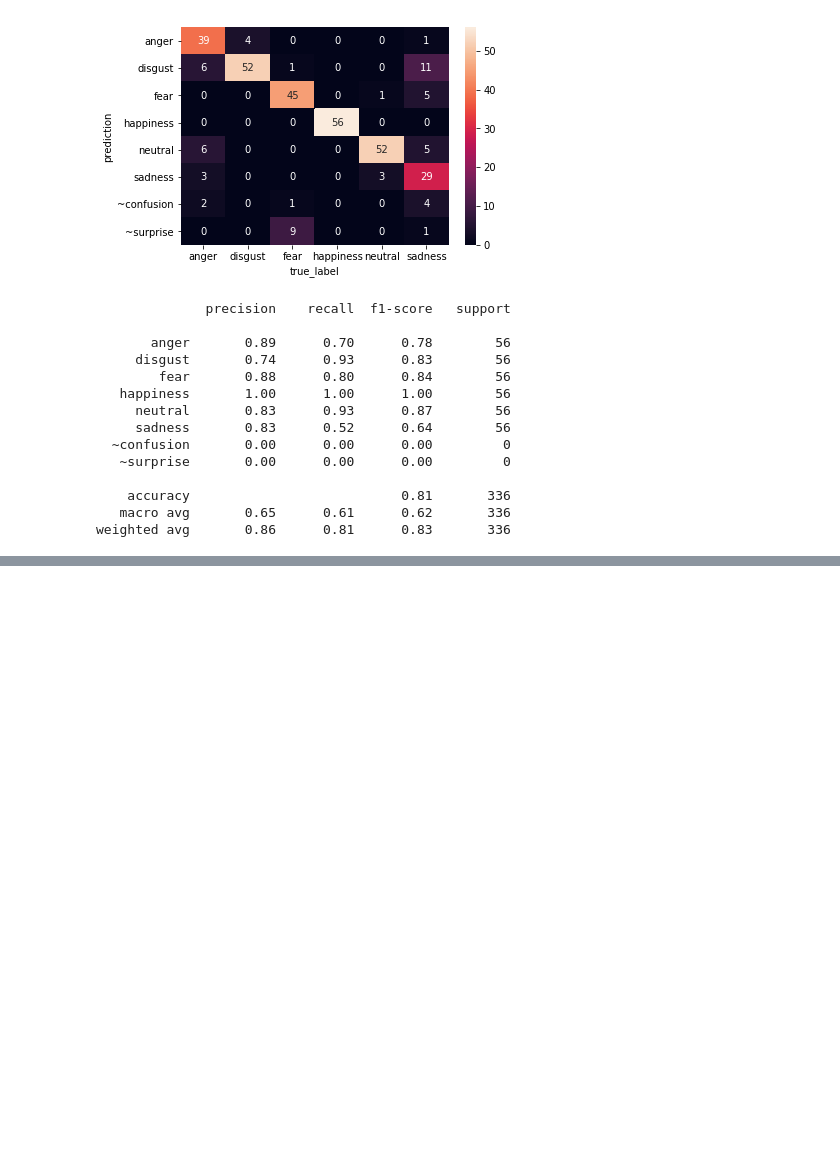
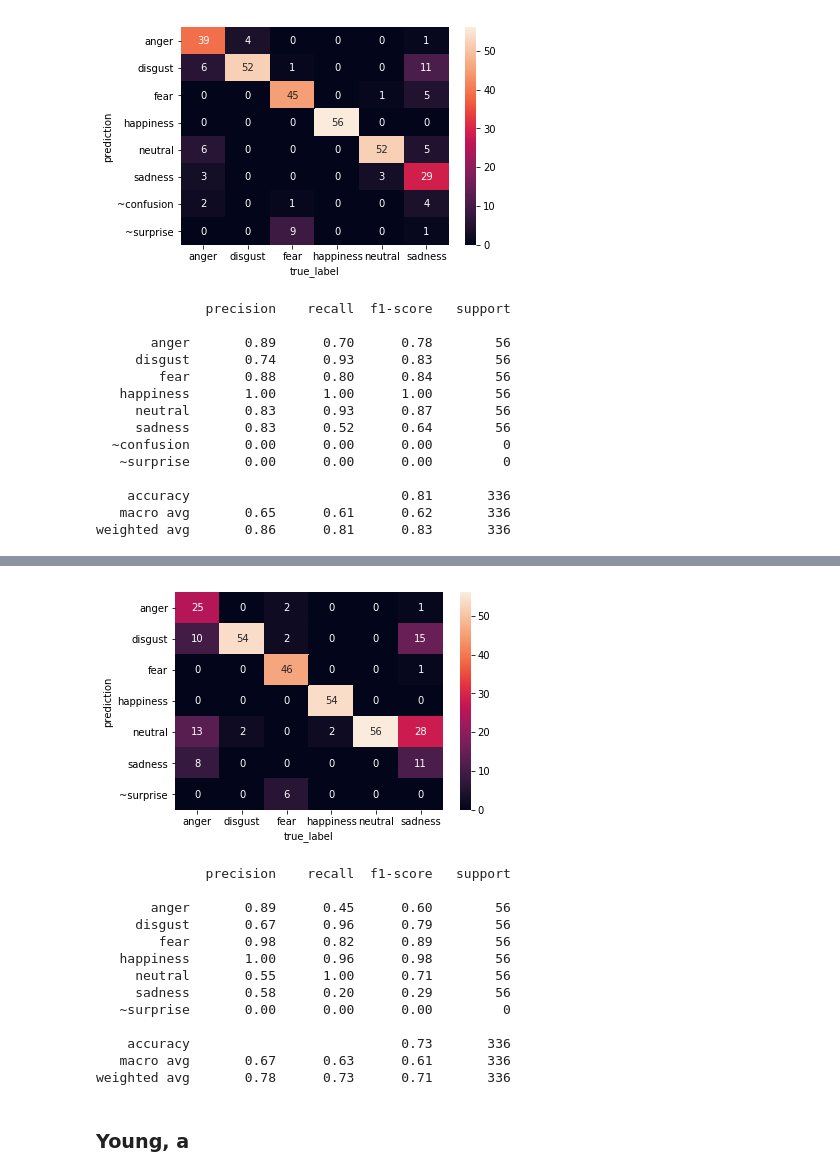
Before and after one commit to deepak987/emotion_bias, a Jupyter notebook: Data_Analysis/Data Analysis.ipynb, the cells around one changed output, grey strips where cells are left out. Saved outputs shown, nothing was run; the diff lists cells and outputs as text; code cells hidden in the pictures; blank space fills up the shorter version.

```diff
--- a/Data_Analysis/Data Analysis.ipynb
+++ b/Data_Analysis/Data Analysis.ipynb
@@ -217,0 +247,24 @@ weighted avg       0.86      0.81      0.83       336
+# %%
+analyzer = Sighthound_Processor('../Outputs/Sighthound/FACES_middle_a.csv')
+analyzer.extract_true_labels()
+analyzer.find_predicted_labels()
+# %%
+classification_results = analyzer.results_df[['prediction','true_label']]
+display_all_classification_metrics(classification_results.prediction, classification_results.true_label)
+# %% [output]
+[figure, added]
+              precision    recall  f1-score   support
+
+       anger       0.89      0.45      0.60        56
+     disgust       0.67      0.96      0.79        56
+        fear       0.98      0.82      0.89        56
+   happiness       1.00      0.96      0.98        56
+     neutral       0.55      1.00      0.71        56
+     sadness       0.58      0.20      0.29        56
+   ~surprise       0.00      0.00      0.00         0
+
+    accuracy                           0.73       336
+   macro avg       0.67      0.63      0.61       336
+weighted avg       0.78      0.73      0.71       336
+# %% [markdown]
+### Young, a
```
Also changed, not shown: parts of 8 cells of this notebook, 5 other files.
